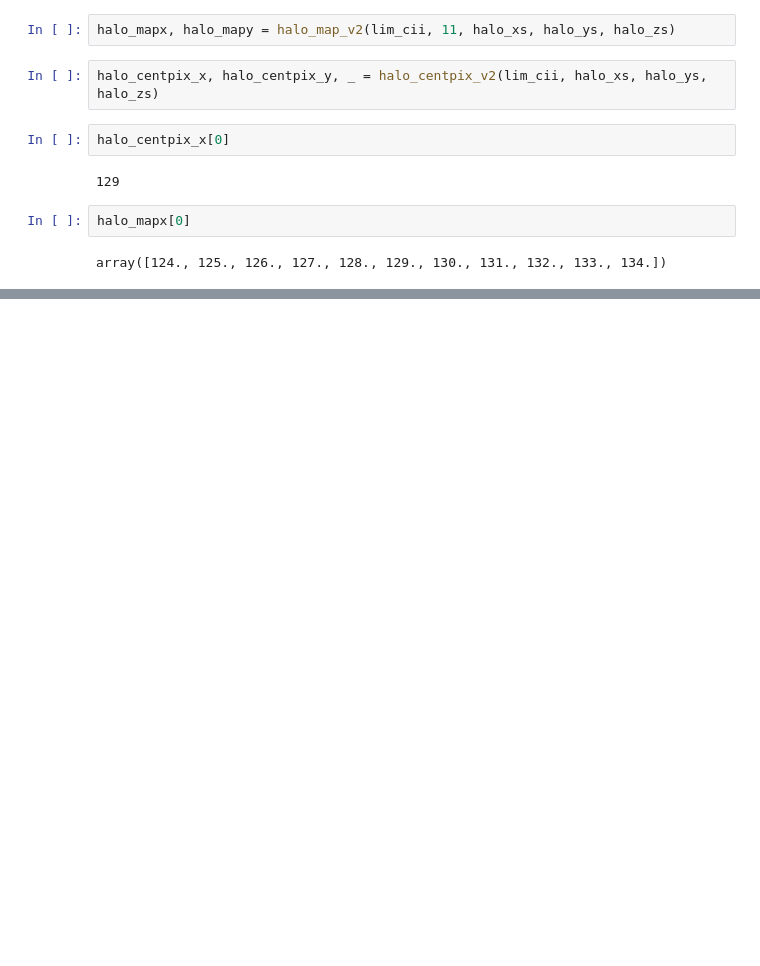
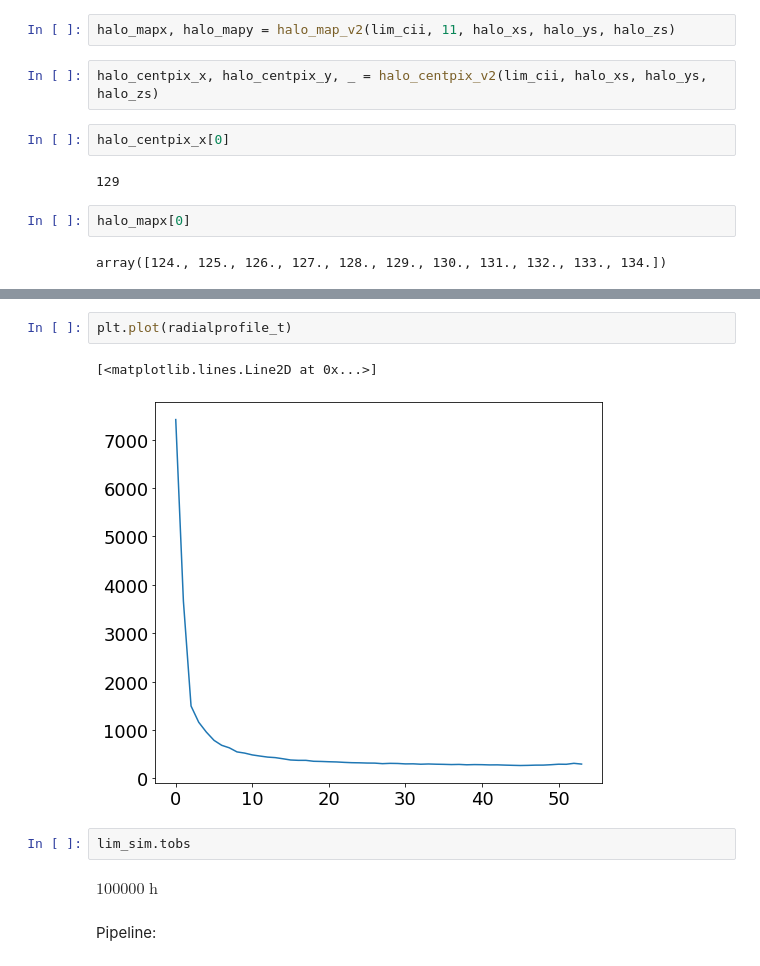
Before and after one commit to PatrickHorlaville/CITA_LIM, a Jupyter notebook: vectorizing_stacks.ipynb, the cells around one changed output, grey strips where cells are left out. Cells and saved outputs as stored; diff of their text form; blank space fills up the shorter version.

```diff
--- a/vectorizing_stacks.ipynb
+++ b/vectorizing_stacks.ipynb
@@ -994,0 +1095,11 @@ plt.imshow(noisy_stack_t)
+# %%
+plt.plot(radialprofile_t)
+# %% [output]
+[<matplotlib.lines.Line2D at 0x...>]
+[figure, added]
+# %%
+lim_sim.tobs
+# %% [output]
+$100000 \; \mathrm{h}$
+# %% [markdown]
+Pipeline:
```
Also changed, not shown: parts of 66 cells of this notebook, 1 other file.
